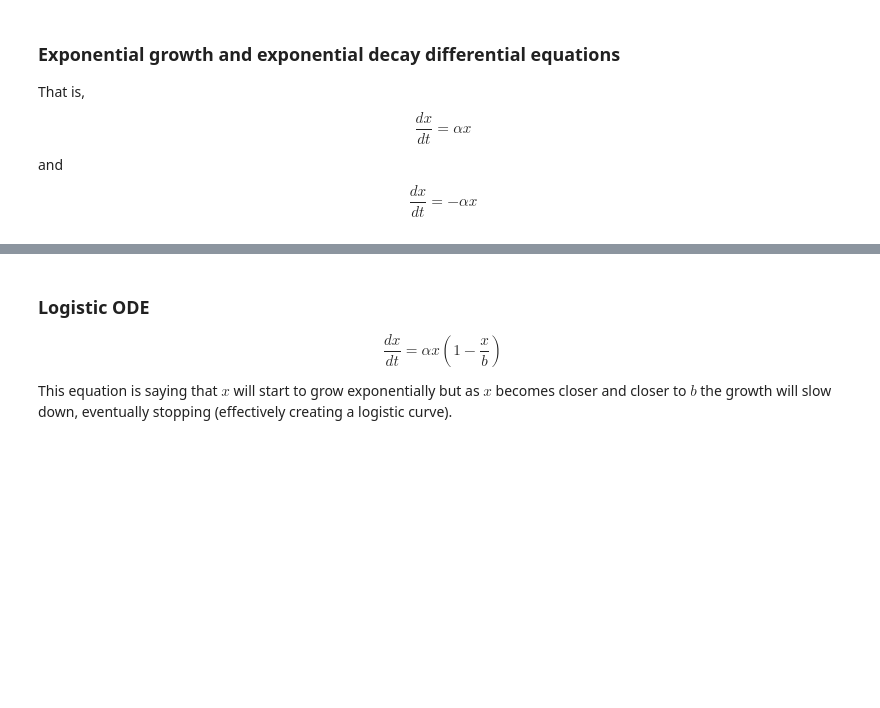
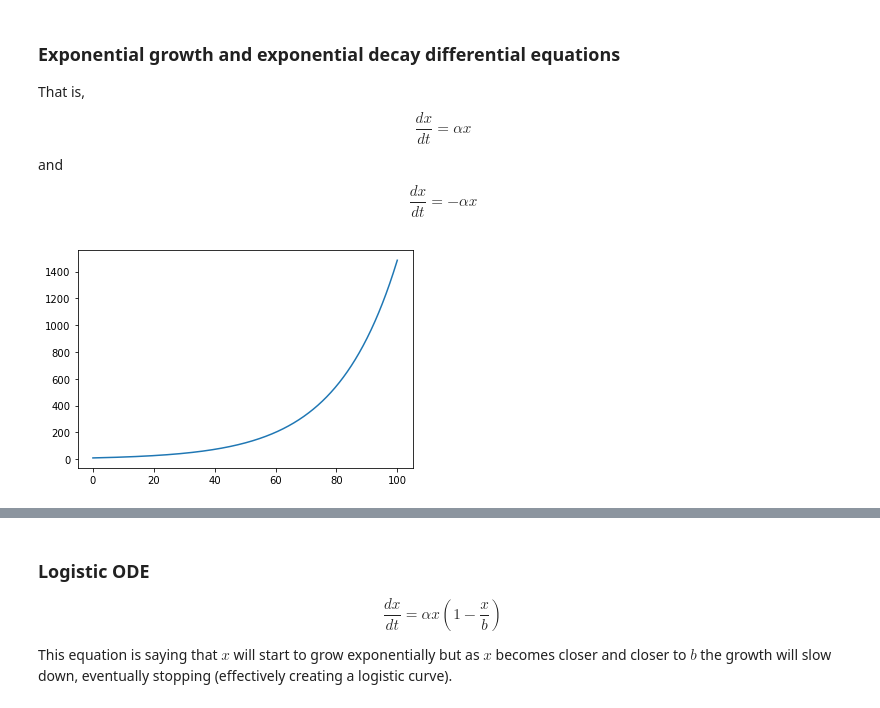
Before and after one commit to michaelcarnovale/Mathematics, a Jupyter notebook: ODEs.ipynb, the cells around one changed output, grey strips where cells are left out. Cells and saved outputs as stored; diff of their text form; code cells hidden in the pictures; blank space fills up the shorter version.

```diff
--- a/ODEs.ipynb
+++ b/ODEs.ipynb
@@ -52,28 +54,30 @@ $$\frac{dx}{dt} = -\alpha{x}$$
 # %%
 ## Exponential growth
 # Set parameter values
-a = [.01, .05, .1]
+a = .05
 
 # Set initial condition
 x0 = 10
 
 # Set range of time
 Nt = 1000
 tmax = 100
 t = np.linspace(0, tmax, Nt)
 
 # Define ODE
 def expgrow(X, t, a):
     x = X # Initial condition
     dxdt = (a*x)
     return np.array(dxdt)
 
 # Return values of x over time
 result = odeint(expgrow, x0, t, args = (a,))
 x = result
 
 plt.plot(t, x)
 plt.show()
+# %% [output]
+[figure, added]
 # %%
 ## Exponential decay
 # Set parameter values
```
Also changed, not shown: parts of 5 cells of this notebook.
